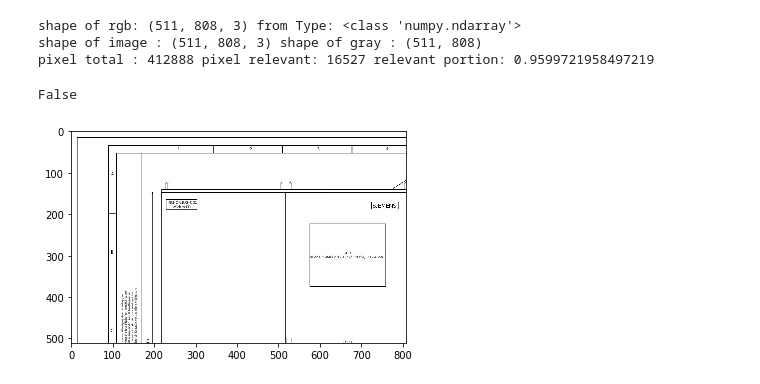
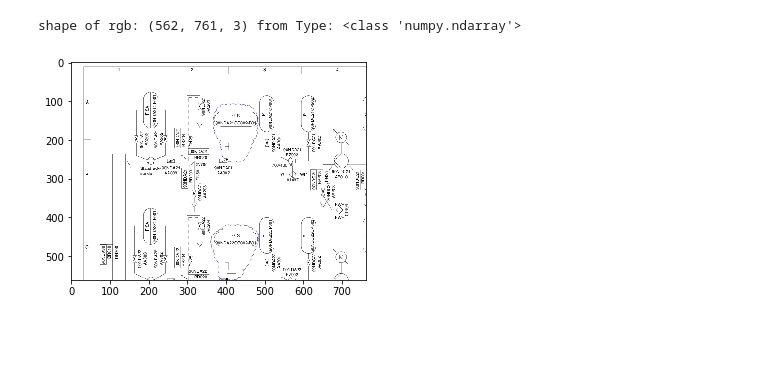
Before and after one commit to minority4u/image-classification-tf, a Jupyter notebook: notebooks/vstack_test.ipynb, the cells around one changed output. Saved outputs shown, nothing was run; the diff lists cells and outputs as text; code cells hidden in the pictures; blank space fills up the shorter version.

```diff
--- a/notebooks/vstack_test.ipynb
+++ b/notebooks/vstack_test.ipynb
@@ -105,9 +146,5 @@ def is_patch_empty(image):
 # %%
-img = load_img_as_rgb('data/processed/classification_data_small/Etechnik/img_0_0_0.jpg')
-is_patch_empty(img)
+img = load_img_as_rgb('data/processed/classification_data_small/Fliesbilder/PDFsam_merge_0018_1x1.jpg')
 # %% [output]
-shape of rgb: (511, 808, 3) from Type: <class 'numpy.ndarray'>
-shape of image : (511, 808, 3) shape of gray : (511, 808)
-pixel total : 412888 pixel relevant: 16527 relevant portion: 0.9599721958497219
+shape of rgb: (562, 761, 3) from Type: <class 'numpy.ndarray'>
-False
-[figure, old version]
+[figure, new version]
```
Also changed, not shown: parts of 8 cells of this notebook, 2 other files.
